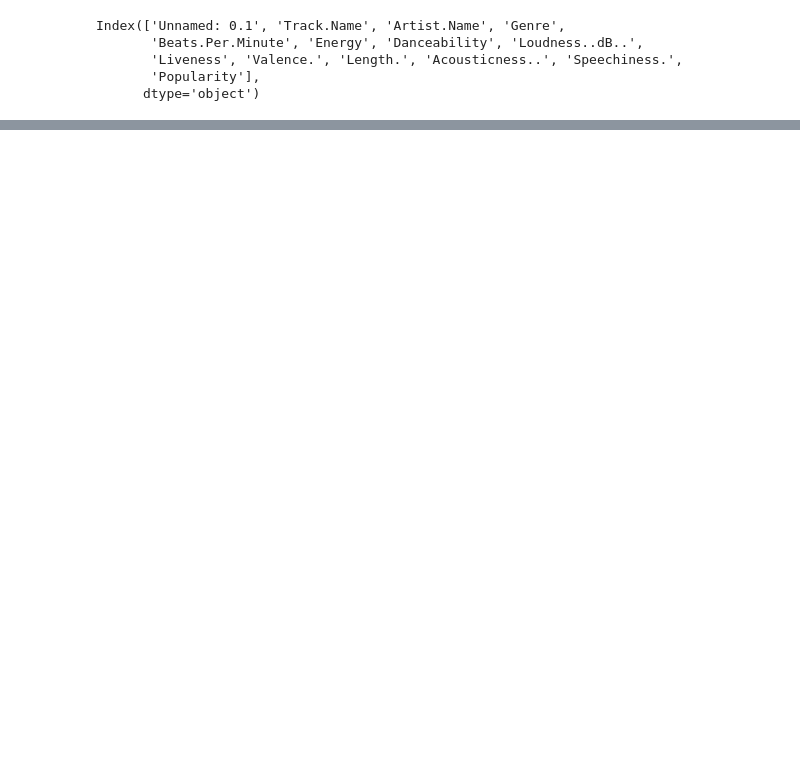
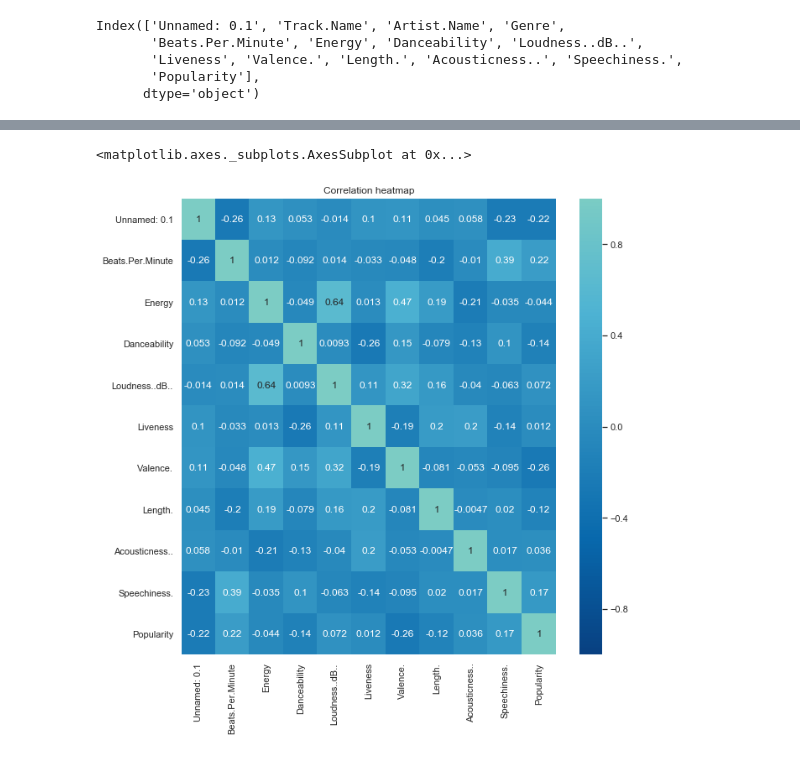
Before and after one commit to Johnsonxd4/analysis_with_pandas, a Jupyter notebook: spotify-songs/spotify-songs.ipynb, the cells around one changed output, grey strips where cells are left out. Drawn from its saved outputs; the diff is of its cells as text; code cells hidden in the pictures; blank space fills up the shorter version.

Commit message:
adding some plots

```diff
--- a/spotify-songs/spotify-songs.ipynb
+++ b/spotify-songs/spotify-songs.ipynb
@@ -86,0 +70,10 @@ sns.regplot(x='Speechiness.',y='Popularity',data=df)
+# %%
+correlation=df.corr(method='spearman')
+# %%
+import matplotlib.pyplot as plt
+plt.figure(figsize=(10,10))
+plt.title('Correlation heatmap')
+sns.heatmap(correlation,annot=True,vmin=-1,vmax=1,cmap="GnBu_r",center=1)
+# %% [output]
+<matplotlib.axes._subplots.AxesSubplot at 0x...>
+[figure, added]
```
Also changed, not shown: parts of 10 cells of this notebook.
